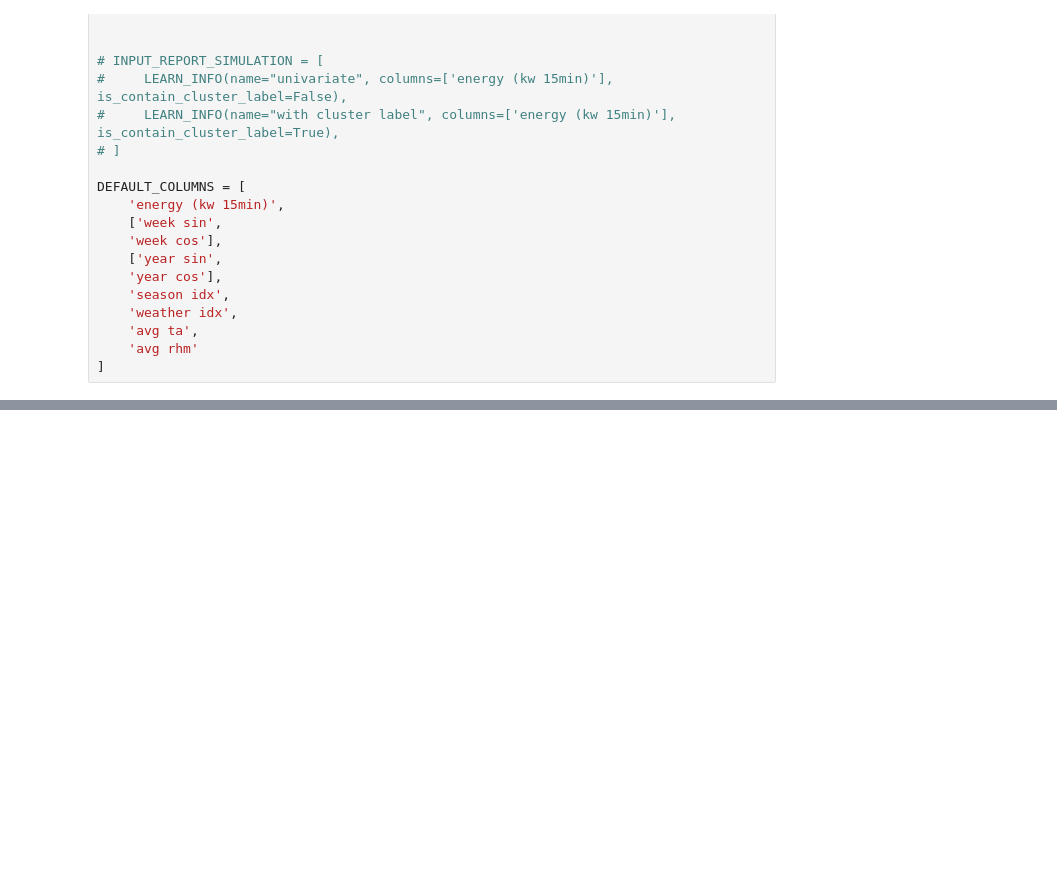
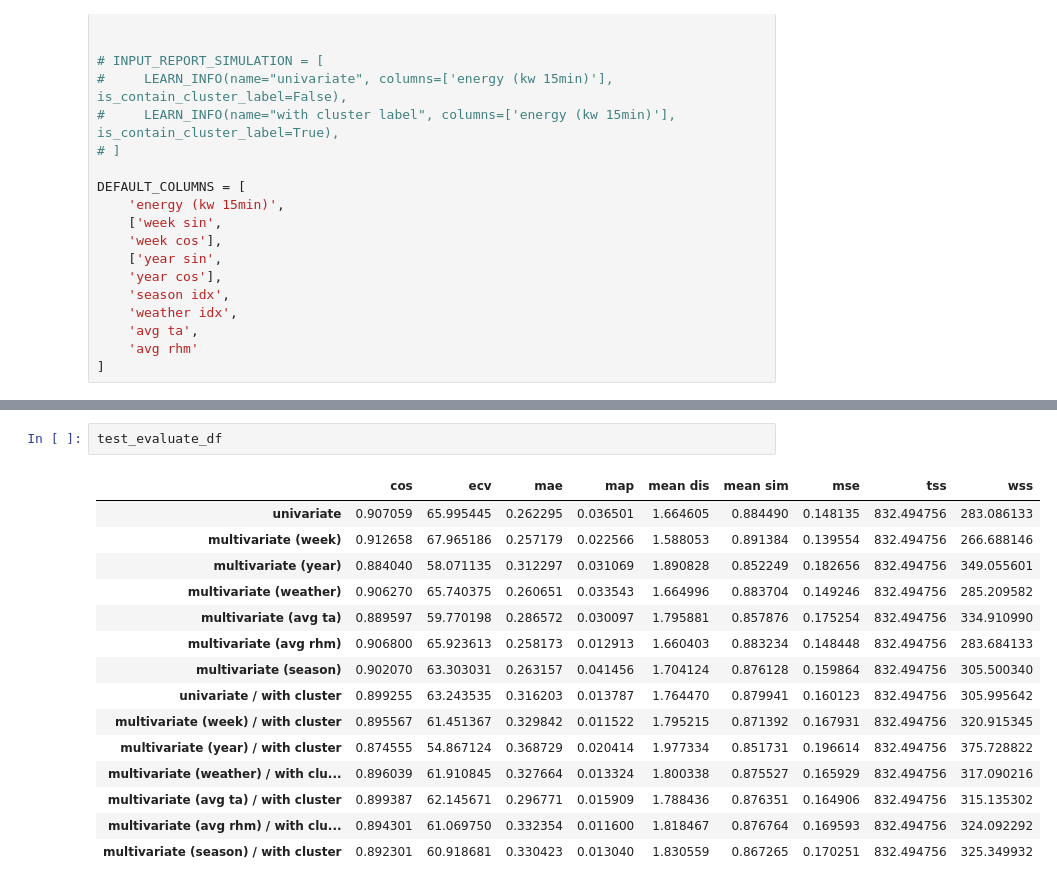
Before and after one commit to formegusto/demand-forecasting, a Jupyter notebook: Multi Step Model, Autoregressive.ipynb, the cells around one changed output, grey strips where cells are left out. Cells and saved outputs as stored; diff of their text form; blank space fills up the shorter version.

```diff
--- a/Multi Step Model, Autoregressive.ipynb
+++ b/Multi Step Model, Autoregressive.ipynb
@@ -147,0 +167,18 @@ val_evaluate_df
+# %%
+test_evaluate_df
+# %% [output]
+|  | cos | ecv | mae | map | mean dis | mean sim | mse | tss | wss |
+| univariate | 0.907059 | 65.995445 | 0.262295 | 0.036501 | 1.664605 | 0.884490 | 0.148135 | 832.494756 | 283.086133 |
+| multivariate (week) | 0.912658 | 67.965186 | 0.257179 | 0.022566 | 1.588053 | 0.891384 | 0.139554 | 832.494756 | 266.688146 |
+| multivariate (year) | 0.884040 | 58.071135 | 0.312297 | 0.031069 | 1.890828 | 0.852249 | 0.182656 | 832.494756 | 349.055601 |
+| multivariate (weather) | 0.906270 | 65.740375 | 0.260651 | 0.033543 | 1.664996 | 0.883704 | 0.149246 | 832.494756 | 285.209582 |
+| multivariate (avg ta) | 0.889597 | 59.770198 | 0.286572 | 0.030097 | 1.795881 | 0.857876 | 0.175254 | 832.494756 | 334.910990 |
+| multivariate (avg rhm) | 0.906800 | 65.923613 | 0.258173 | 0.012913 | 1.660403 | 0.883234 | 0.148448 | 832.494756 | 283.684133 |
+| multivariate (season) | 0.902070 | 63.303031 | 0.263157 | 0.041456 | 1.704124 | 0.876128 | 0.159864 | 832.494756 | 305.500340 |
+| univariate / with cluster | 0.899255 | 63.243535 | 0.316203 | 0.013787 | 1.764470 | 0.879941 | 0.160123 | 832.494756 | 305.995642 |
+| multivariate (week) / with cluster | 0.895567 | 61.451367 | 0.329842 | 0.011522 | 1.795215 | 0.871392 | 0.167931 | 832.494756 | 320.915345 |
+| multivariate (year) / with cluster | 0.874555 | 54.867124 | 0.368729 | 0.020414 | 1.977334 | 0.851731 | 0.196614 | 832.494756 | 375.728822 |
+| multivariate (weather) / with clu... | 0.896039 | 61.910845 | 0.327664 | 0.013324 | 1.800338 | 0.875527 | 0.165929 | 832.494756 | 317.090216 |
+| multivariate (avg ta) / with cluster | 0.899387 | 62.145671 | 0.296771 | 0.015909 | 1.788436 | 0.876351 | 0.164906 | 832.494756 | 315.135302 |
+| multivariate (avg rhm) / with clu... | 0.894301 | 61.069750 | 0.332354 | 0.011600 | 1.818467 | 0.876764 | 0.169593 | 832.494756 | 324.092292 |
+| multivariate (season) / with cluster | 0.892301 | 60.918681 | 0.330423 | 0.013040 | 1.830559 | 0.867265 | 0.170251 | 832.494756 | 325.349932 |
```
Also changed, not shown: parts of 5 cells of this notebook, 4 other files.
